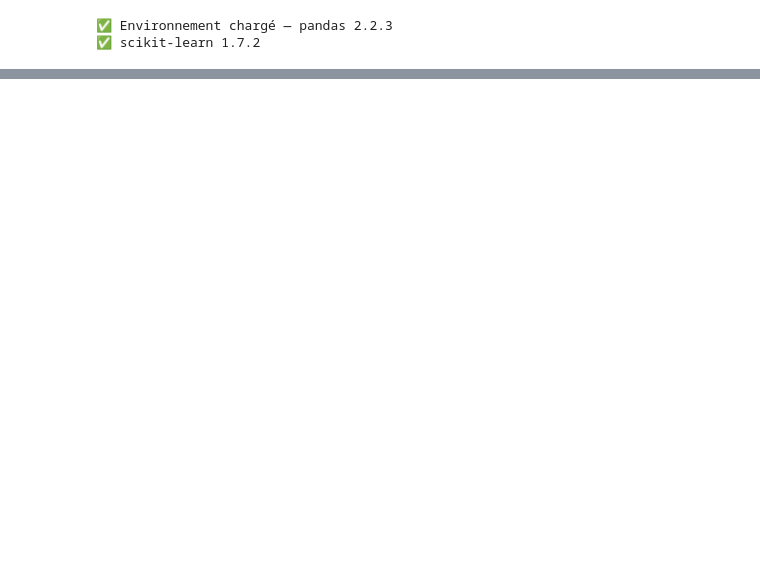
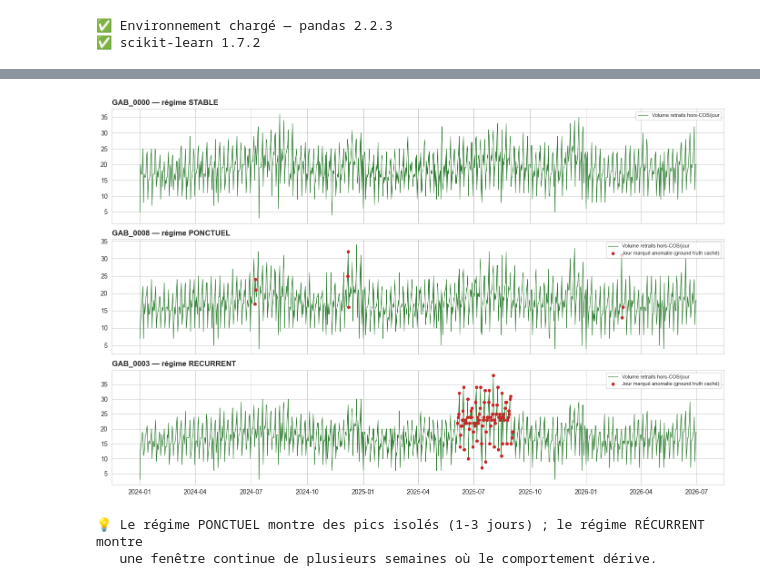
Before and after one commit to Maria-lin/IA-D-tection-de-comportement-, a Jupyter notebook: detection_anomalies_gab_v11.ipynb, the cells around one changed output, grey strips where cells are left out. Cells and saved outputs as stored; diff of their text form; code cells hidden in the pictures; blank space fills up the shorter version.

```diff
--- a/detection_anomalies_gab_v11.ipynb
+++ b/detection_anomalies_gab_v11.ipynb
@@ -788,0 +568,28 @@ print(f'   Répartition : {pd.Series(LABELS_FINAL).value_counts().sort_index().t
+# %%
+# ── Séries temporelles d'exemples — un GAB par régime ────────────────────────
+exemples = {
+    'STABLE':    df[df['anomalie_synthetique_regime_gab']=='STABLE']['num_automate'].iloc[0],
+    'PONCTUEL':  df[df['anomalie_synthetique_regime_gab']=='PONCTUEL']['num_automate'].iloc[0],
+    'RECURRENT': df[df['anomalie_synthetique_regime_gab']=='RECURRENT']['num_automate'].iloc[0],
+}
+
+fig, axes = plt.subplots(3, 1, figsize=(14, 9), sharex=True)
+for ax, (regime, gid) in zip(axes, exemples.items()):
+    sub = df[df['num_automate']==gid].sort_values('_date_travail')
+    ax.plot(sub['_date_travail'], sub['ret_nb_horscos'], color=COULEUR_NORMAL, linewidth=0.9, label='Volume retraits hors-COS/jour')
+    anom = sub[sub['anomalie_synthetique_type']!='']
+    if len(anom) > 0:
+        ax.scatter(anom['_date_travail'], anom['ret_nb_horscos'], color=COULEUR_ANOMALIE, s=18, zorder=5,
+                   label='Jour marqué anomalie (ground truth caché)')
+    ax.set_title(f'{gid} — régime {regime}', fontweight='bold', loc='left')
+    ax.legend(loc='upper right', fontsize=8)
+plt.tight_layout()
+plt.savefig('series_temporelles_exemples.png', dpi=150, bbox_inches='tight')
+plt.show()
+
+print('💡 Le régime PONCTUEL montre des pics isolés (1-3 jours) ; le régime RÉCURRENT montre')
+print('   une fenêtre continue de plusieurs semaines où le comportement dérive.')
+# %% [output]
+[figure, added]
+💡 Le régime PONCTUEL montre des pics isolés (1-3 jours) ; le régime RÉCURRENT montre
+   une fenêtre continue de plusieurs semaines où le comportement dérive.
```
Also changed, not shown: parts of 57 cells of this notebook.
